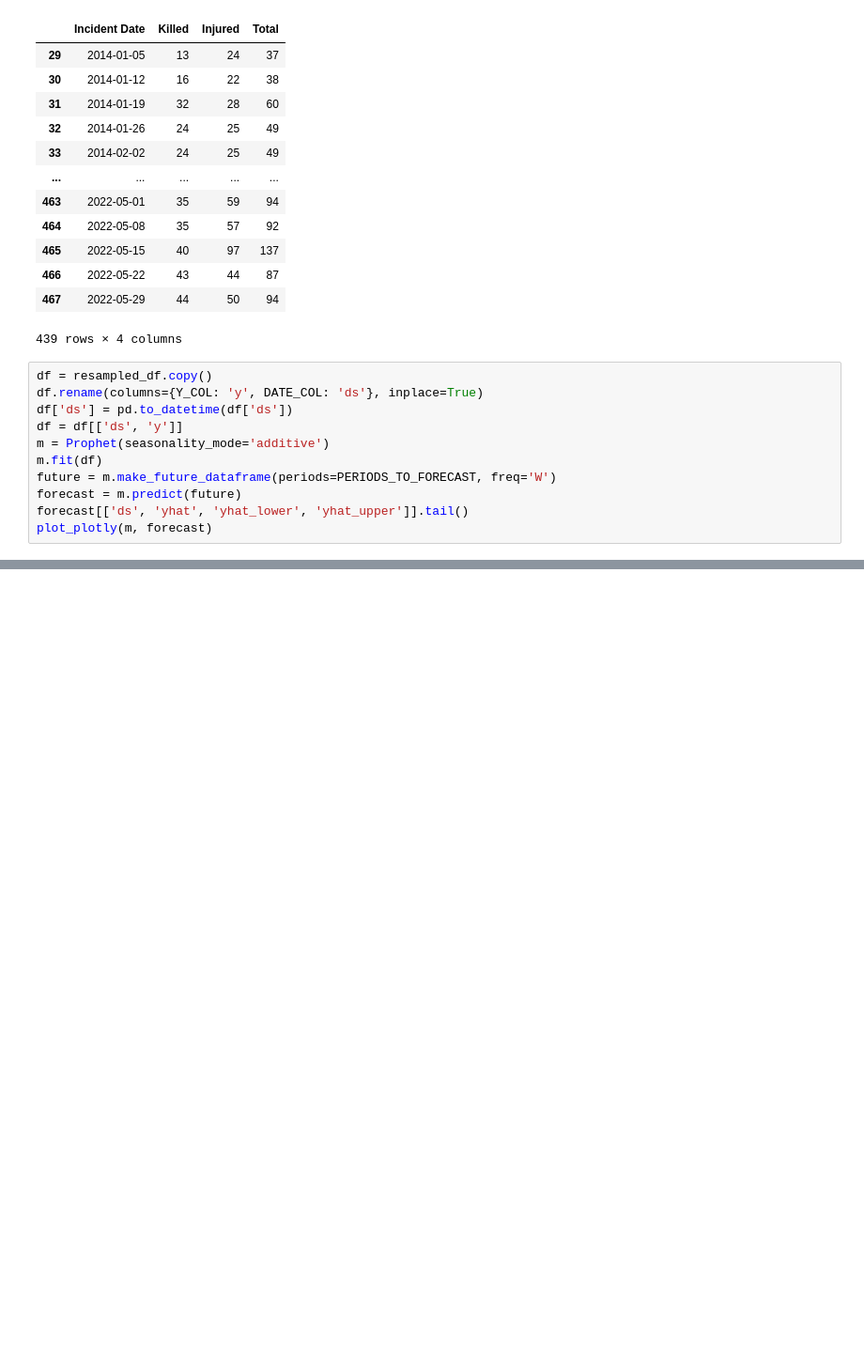
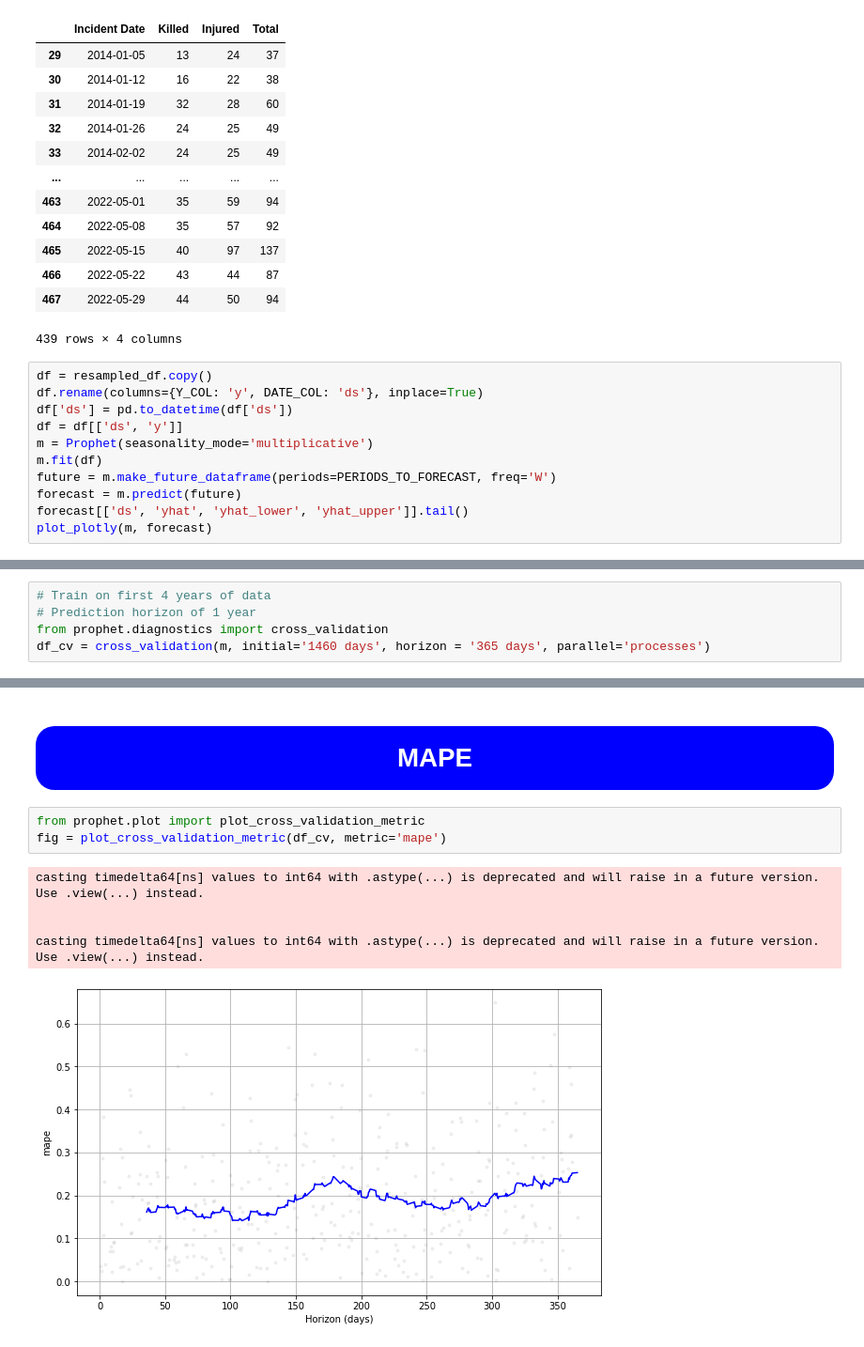
Before and after one commit to jarrettdev/US-Gun-Violence-Forecasting, a Jupyter notebook: gun-violence-prediction-ts-forecasting.ipynb, the cells around one changed output, grey strips where cells are left out. Shown at 94% size. Cells and saved outputs as stored; diff of their text form; blank space fills up the shorter version.

Commit message:
Kaggle Notebook | 🇺🇸 Gun Violence Forecast | Version 6

```diff
--- a/gun-violence-prediction-ts-forecasting.ipynb
+++ b/gun-violence-prediction-ts-forecasting.ipynb
@@ -216,7 +214,7 @@ df = resampled_df.copy()
 df.rename(columns={Y_COL: 'y', DATE_COL: 'ds'}, inplace=True)
 df['ds'] = pd.to_datetime(df['ds'])
 df = df[['ds', 'y']]
-m = Prophet(seasonality_mode='additive')
+m = Prophet(seasonality_mode='multiplicative')
 m.fit(df)
 future = m.make_future_dataframe(periods=PERIODS_TO_FORECAST, freq='W')
 forecast = m.predict(future)
@@ -228,0 +229,5 @@ plot_plotly(m, forecast)
+# %%
+# Train on first 4 years of data
+# Prediction horizon of 1 year
+from prophet.diagnostics import cross_validation
+df_cv = cross_validation(m, initial='1460 days', horizon = '365 days', parallel='processes')
@@ -228,0 +306,11 @@ plot_plotly(m, forecast)
+# %% [markdown]
+# <div style="text-align: center; background-color: blue; color: white; padding: 14px; line-height: 1;border-radius:20px">**MAPE**</div>
+# %%
+from prophet.plot import plot_cross_validation_metric
+fig = plot_cross_validation_metric(df_cv, metric='mape')
+# %% [output]
+casting timedelta64[ns] values to int64 with .astype(...) is deprecated and will raise in a future version. Use .view(...) instead.
+
+
+casting timedelta64[ns] values to int64 with .astype(...) is deprecated and will raise in a future version. Use .view(...) instead.
+[figure, added]
```
Also changed, not shown: parts of 12 cells of this notebook.
